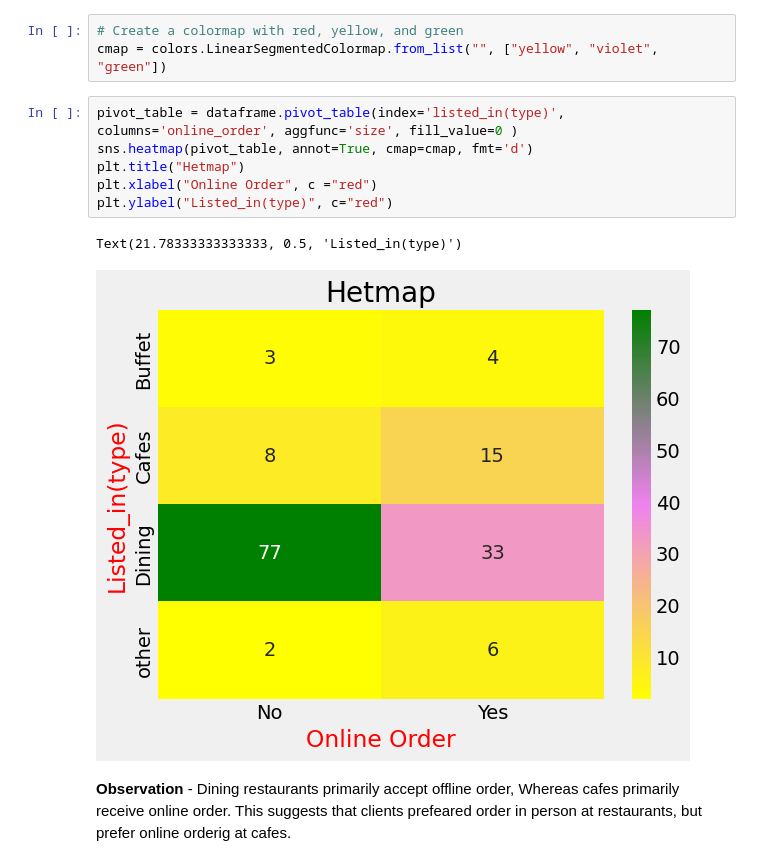
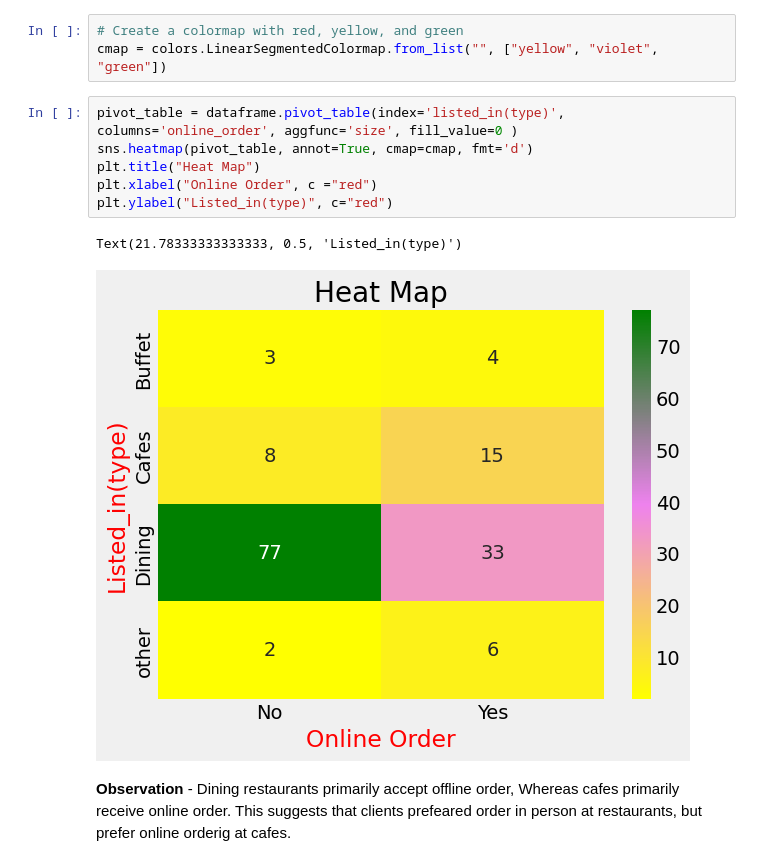
Before and after one commit to Sanu825/Zomato_Data_Analysis, a Jupyter notebook: Zomato Project.ipynb, the cells around one changed output. Drawn from its saved outputs; the diff is of its cells as text.

```diff
--- a/Zomato Project.ipynb
+++ b/Zomato Project.ipynb
@@ -153,11 +158,11 @@ cmap = colors.LinearSegmentedColormap.from_list("", ["yellow", "violet", "green"
 # %%
 pivot_table = dataframe.pivot_table(index='listed_in(type)', columns='online_order', aggfunc='size', fill_value=0 )
 sns.heatmap(pivot_table, annot=True, cmap=cmap, fmt='d')
-plt.title("Hetmap")
+plt.title("Heat Map")
 plt.xlabel("Online Order", c ="red")
 plt.ylabel("Listed_in(type)", c="red")
 # %% [output]
 Text(21.78333333333333, 0.5, 'Listed_in(type)')
-[figure, old version]
+[figure, new version]
 # %% [markdown]
 **Observation** - Dining restaurants primarily accept offline order, Whereas cafes primarily receive online order. This suggests that clients prefeared order in person at restaurants, but prefer online orderig at cafes.
```
Also changed, not shown: parts of 4 cells of this notebook.
